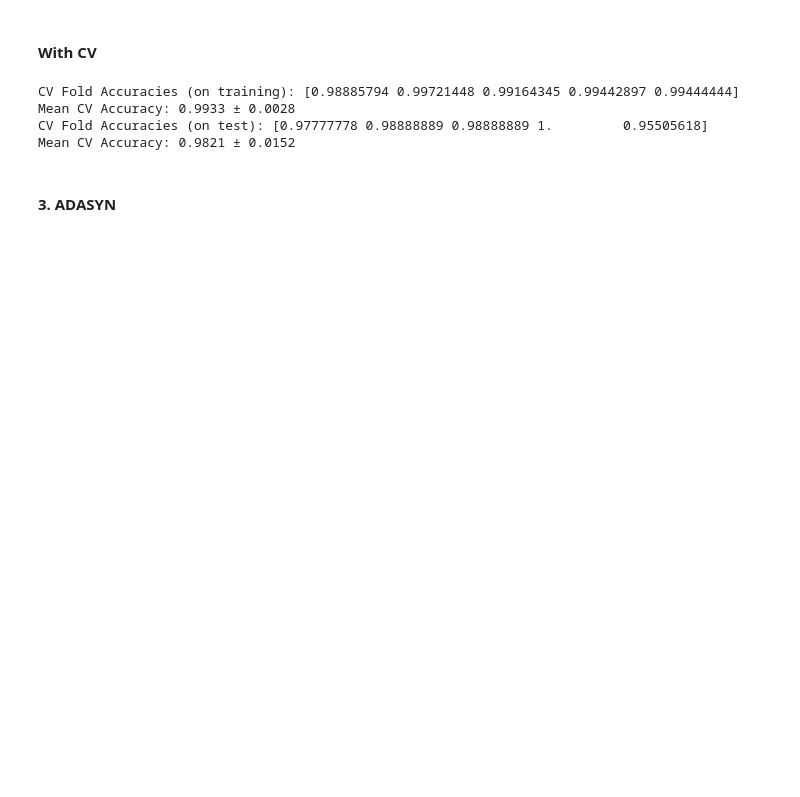
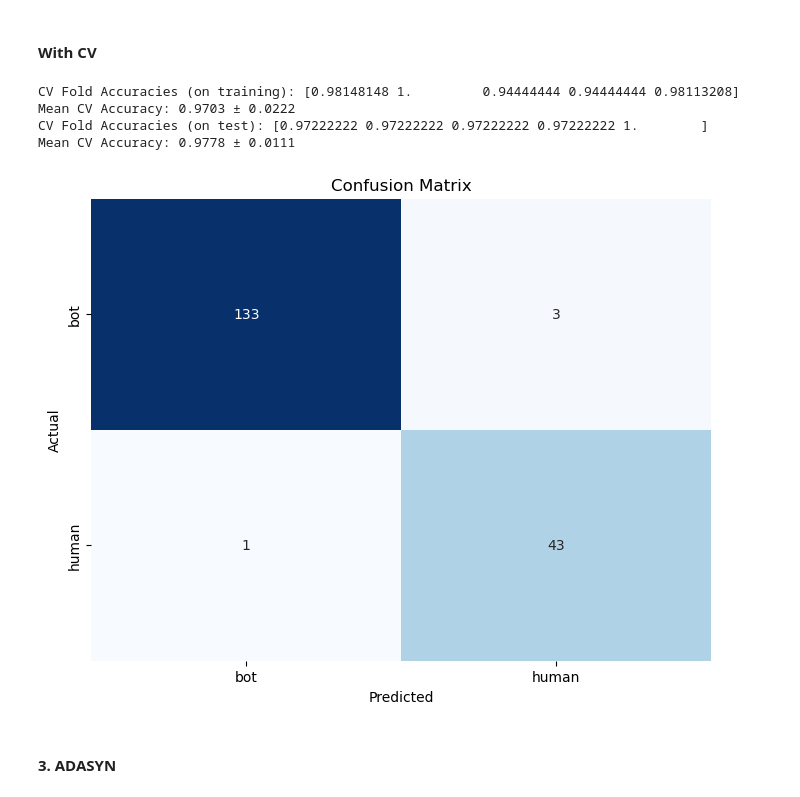
Before and after one commit to cherrydrunk/DSA4263-automated-fraud, a Jupyter notebook: notebooks/KNN_test_2.ipynb, the cells around one changed output. Saved outputs shown, nothing was run; the diff lists cells and outputs as text; code cells hidden in the pictures; blank space fills up the shorter version.

```diff
--- a/notebooks/KNN_test_2.ipynb
+++ b/notebooks/KNN_test_2.ipynb
@@ -141,35 +94,47 @@ Test Accuracy: 0.99
 # %%
 # Define KNN model with preprocessing pipeline
 # StandardScaler is usually helpful for KNN
-knn_pipe = Pipeline([('scaler', StandardScaler()), ('borderline_smote', BorderlineSMOTE(random_state=42)), ('knn', KNeighborsClassifier())])
+
+knn_pipe = Pipeline([('scaler', StandardScaler()),
+                     ('borderline_smote', BorderlineSMOTE(random_state=42)),
+                     ('knn', KNeighborsClassifier())])
 
 # K-Fold setup
 kfold = StratifiedKFold(n_splits=5, shuffle=True, random_state=42)
 
-# cv_scores = cross_val_score(knn_pipe, X_train, y_train, cv=kfold, scoring='accuracy')
+cv_scores = cross_val_score(knn_pipe, X_train, y_train, cv=kfold, scoring='accuracy')
 
-# print(f"CV Fold Accuracies (on training): {cv_scores}")
-# print(f"Mean CV Accuracy: {np.mean(cv_scores):.4f} ± {np.std(cv_scores):.4f}")
+print(f"CV Fold Accuracies (on training): {cv_scores}")
+print(f"Mean CV Accuracy: {np.mean(cv_scores):.4f} ± {np.std(cv_scores):.4f}")
 
-# Step 5: Fit model on full training set
-# knn_pipe.fit(X_train_resampled, y_train_resampled)
+# Fit model on full training set
+knn_pipe.fit(X_train, y_train)
 
-# Step 6: Evaluate on validation set
-# scores = cross_val_score(knn_pipe, X, y, cv=kfold, scoring='accuracy')
-scores = cross_validate(knn_pipe, X, y, cv=kfold, scoring='accuracy', return_train_score=True)
-print(f"CV Fold Accuracies (on training): {scores['train_score']}")
-print(f"Mean CV Accuracy: {np.mean(scores['train_score']):.4f} ± {np.std(scores['train_score']):.4f}")
-print(f"CV Fold Accuracies (on test): {scores['test_score']}")
-print(f"Mean CV Accuracy: {np.mean(scores['test_score']):.4f} ± {np.std(scores['test_score']):.4f}")
+# Evaluate on test set
+scores = cross_val_score(knn_pipe, X_test, y_test, cv=kfold, scoring='accuracy')
+print(f"CV Fold Accuracies (on test): {scores}")
+print(f"Mean CV Accuracy: {np.mean(scores):.4f} ± {np.std(scores):.4f}")
 
-
-# Step 7: Final evaluation on test set (optional, only after model selection)
-# test_accuracy_smote = knn_smote_pipe.score(X_test, y_test)
-# print(f"Test Accuracy: {test_accuracy_smote:.4f}")
+y_pred = knn_pipe.predict(X_test)
+y_prob = knn_pipe.predict_proba(X_test)[:, 1]  # Get probabilities for ROC AUC
 # %% [output]
-CV Fold Accuracies (on training): [0.98885794 0.99721448 0.99164345 0.99442897 0.99444444]
-Mean CV Accuracy: 0.9933 ± 0.0028
-CV Fold Accuracies (on test): [0.97777778 0.98888889 0.98888889 1.         0.95505618]
-Mean CV Accuracy: 0.9821 ± 0.0152
+CV Fold Accuracies (on training): [0.98148148 1.         0.94444444 0.94444444 0.98113208]
+Mean CV Accuracy: 0.9703 ± 0.0222
+CV Fold Accuracies (on test): [0.97222222 0.97222222 0.97222222 0.97222222 1.        ]
+Mean CV Accuracy: 0.9778 ± 0.0111
+# %%
+# 1. Confusion Matrix
+cm = confusion_matrix(y_test, y_pred)
+# Plot confusion matrix
+plt.figure(figsize=(8, 6))  # Optional: Adjust the figure size
+sns.heatmap(cm, annot=True, fmt='d', cmap='Blues', xticklabels=np.unique(y_test), yticklabels=np.unique(y_test), cbar=False)
+
+# Set labels and title
+plt.xlabel('Predicted')
+plt.ylabel('Actual')
+plt.title('Confusion Matrix')
+plt.show()
+# %% [output]
+[figure, added]
 # %% [markdown]
 #### 3. ADASYN
```
Also changed, not shown: parts of 15 cells of this notebook.
